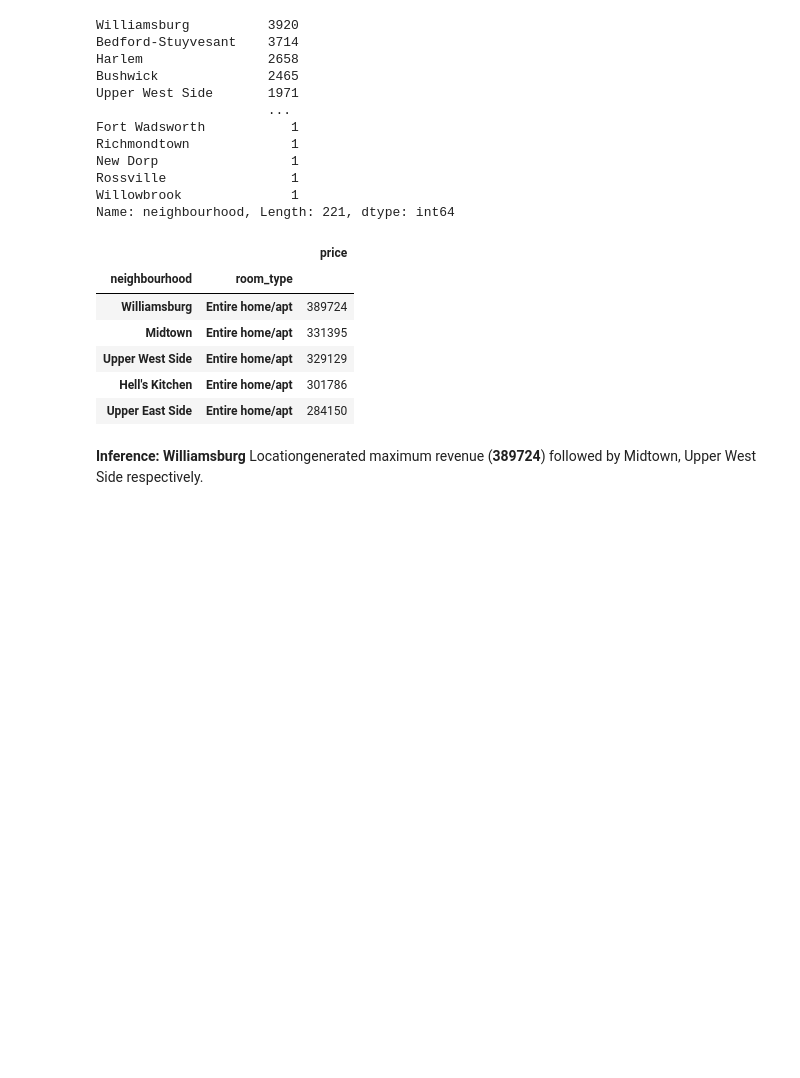
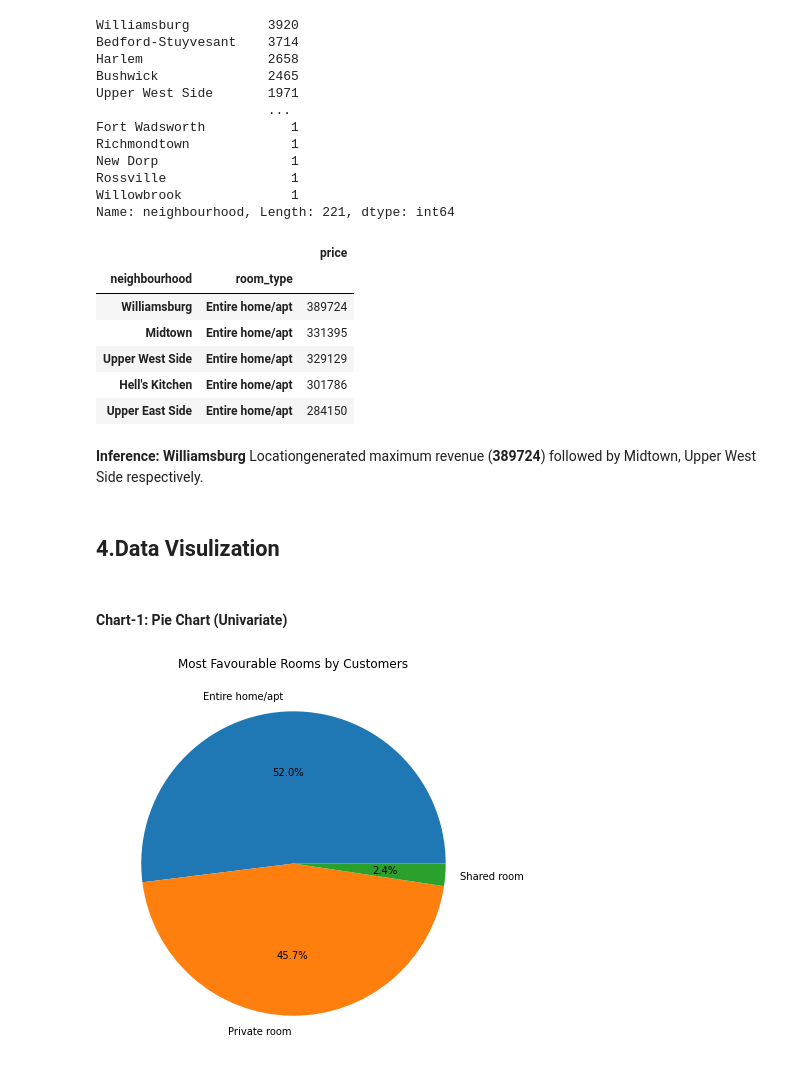
Before and after one commit to v1git12/Capstone-Project-1---AirBnb-Booking-Analysis, a Jupyter notebook: AirBnb_Booking_Analysis.ipynb, the cells around one changed output. Saved outputs shown, nothing was run; the diff lists cells and outputs as text; code cells hidden in the pictures; blank space fills up the shorter version.

```diff
--- a/AirBnb_Booking_Analysis.ipynb
+++ b/AirBnb_Booking_Analysis.ipynb
@@ -431,3 +431,16 @@ df.sort_values("price",ascending=False).head()
 | Upper East Side | Entire home/apt | 284150 |
 # %% [markdown]
 **Inference:** **Williamsburg** Locationgenerated maximum revenue (**389724**) followed by Midtown, Upper West Side respectively.
+# %% [markdown]
+## **4.Data Visulization**
+# %% [markdown]
+#### Chart-1: Pie Chart (Univariate)
+# %%
+plt.figure(figsize = (7,7))
+x_label = airbnb_data['room_type'].value_counts().index
+y_label = airbnb_data['room_type'].value_counts().values
+plt.pie(x = y_label, labels = x_label, autopct='%1.1f%%')
+plt.title('Most Favourable Rooms by Customers')
+plt.show()
+# %% [output]
+[figure, added]
```
Also changed, not shown: parts of 32 cells of this notebook.
